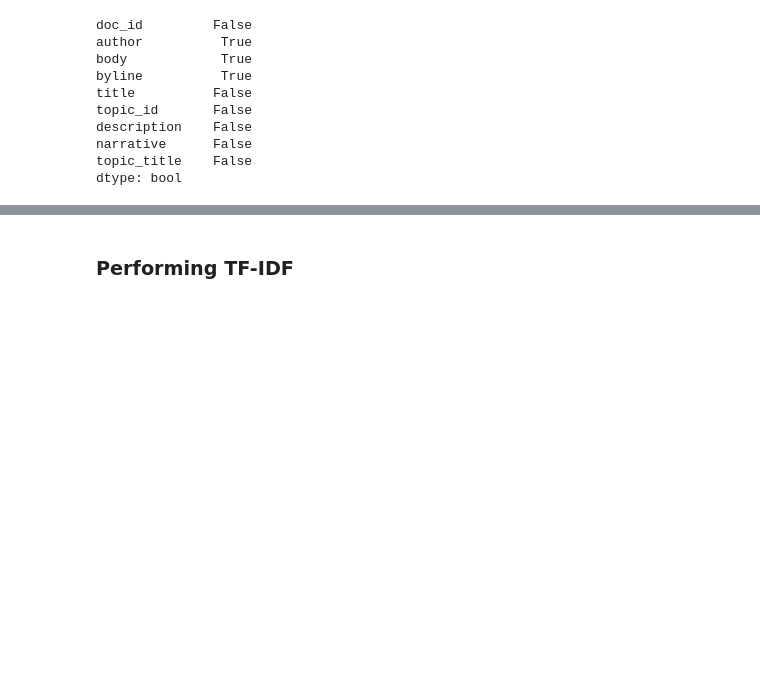
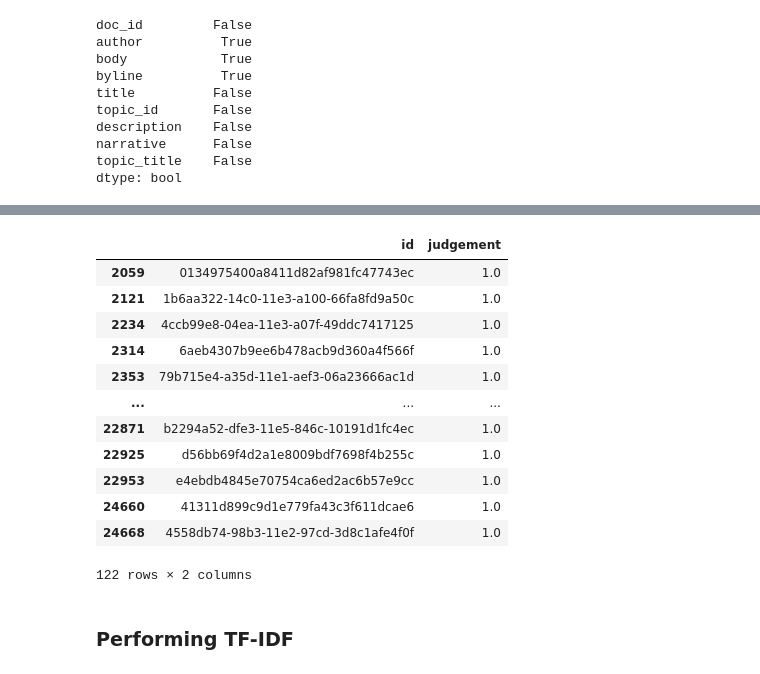
Before and after one commit to niak22/PythonProjects, a Jupyter notebook: CS985_ML/Relevance Classification/relevance.ipynb, the cells around one changed output, grey strips where cells are left out. Drawn from its saved outputs; the diff is of its cells as text; code cells hidden in the pictures; blank space fills up the shorter version.

```diff
--- a/CS985_ML/Relevance Classification/relevance.ipynb
+++ b/CS985_ML/Relevance Classification/relevance.ipynb
@@ -541,0 +733,4 @@ test_data.head()
+# %%
+maxlen = 1000
+
+test_articles = pad_sequences(test_articles, padding='post', maxlen=maxlen)
@@ -541,0 +747,2 @@ test_data.head()
+# %%
+test_pred = model.predict(test_articles)
@@ -541,0 +751,6 @@ test_data.head()
+# %%
+prediction_binary_deep = np.round(test_pred > 0.5).flatten()
+# %%
+# Creating dataframe of Id and judgement for kaggle submission
+test_pred_df = pd.DataFrame({'id': test_data['doc_id'], 'judgement': prediction_binary_deep})
+print(test_pred_df)
@@ -541,0 +772,16 @@ test_data.head()
+# %%
+test_pred_df[test_pred_df['judgement'] == 1]
+# %% [output]
+|  | id | judgement |
+| 2059 | 0134975400a8411d82af981fc47743ec | 1.0 |
+| 2121 | 1b6aa322-14c0-11e3-a100-66fa8fd9a50c | 1.0 |
+| 2234 | 4ccb99e8-04ea-11e3-a07f-49ddc7417125 | 1.0 |
+| 2314 | 6aeb4307b9ee6b478acb9d360a4f566f | 1.0 |
+| 2353 | 79b715e4-a35d-11e1-aef3-06a23666ac1d | 1.0 |
+| ... | ... | ... |
+| 22871 | b2294a52-dfe3-11e5-846c-10191d1fc4ec | 1.0 |
+| 22925 | d56bb69f4d2a1e8009bdf7698f4b255c | 1.0 |
+| 22953 | e4ebdb4845e70754ca6ed2ac6b57e9cc | 1.0 |
+| 24660 | 41311d899c9d1e779fa43c3f611dcae6 | 1.0 |
+| 24668 | 4558db74-98b3-11e2-97cd-3d8c1afe4f0f | 1.0 |
+122 rows × 2 columns
```
Also changed, not shown: parts of 43 cells of this notebook.
